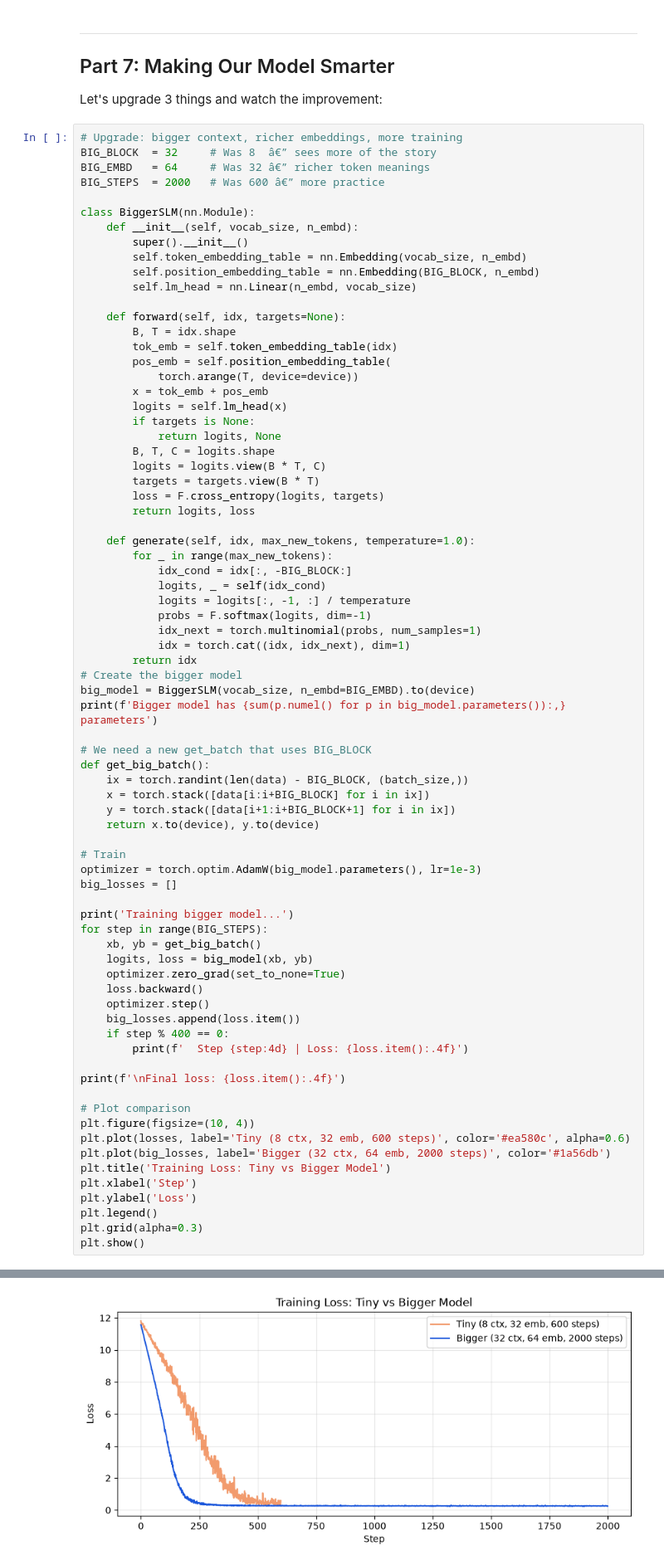
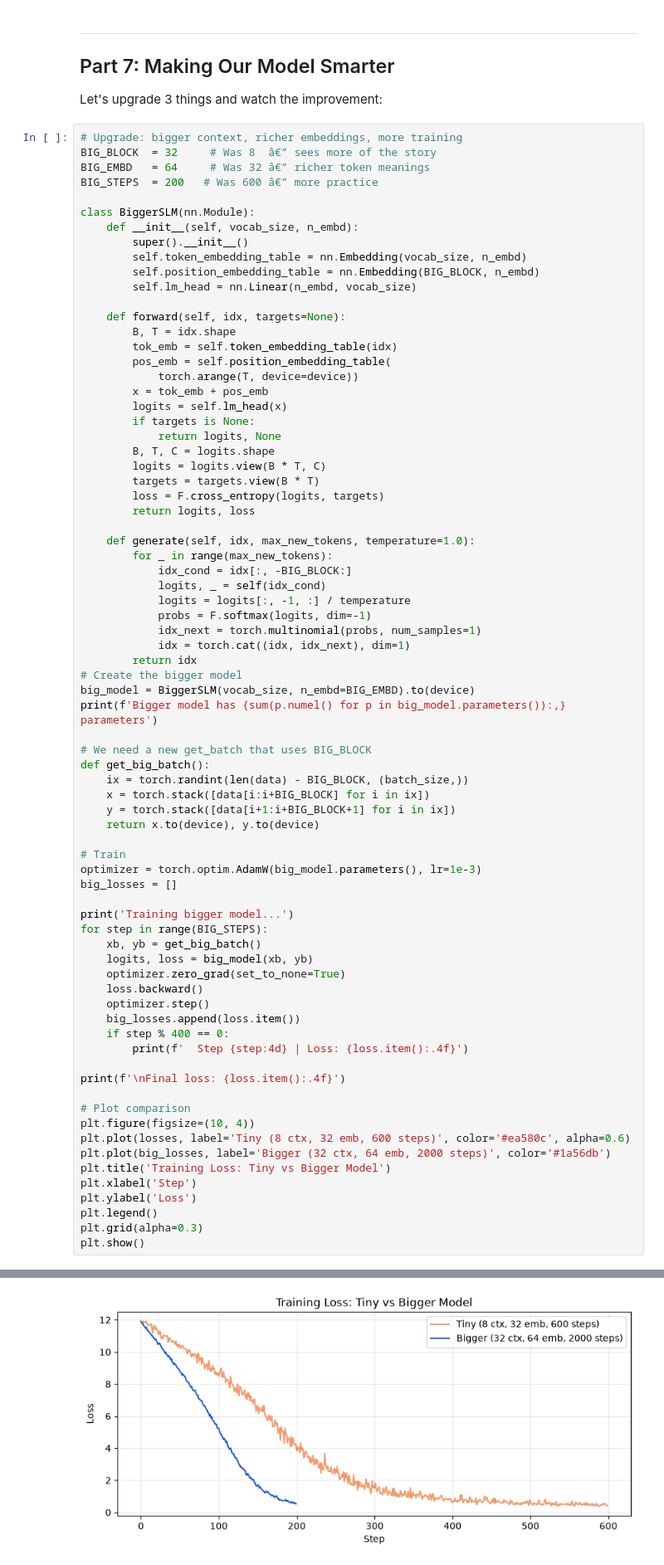
Before and after one commit to AlexKalll/tri-AI-Teaching, a Jupyter notebook: Session_1_Lab_BPE_Tokenization/lab_notebook.ipynb, the cells around one changed output, grey strips where cells are left out. Shown at 83% size. Saved outputs shown, nothing was run; the diff lists cells and outputs as text.

```diff
--- a/Session_1_Lab_BPE_Tokenization/lab_notebook.ipynb
+++ b/Session_1_Lab_BPE_Tokenization/lab_notebook.ipynb
@@ -418,7 +417,7 @@ Let's upgrade 3 things and watch the improvement:
 # Upgrade: bigger context, richer embeddings, more training
 BIG_BLOCK  = 32     # Was 8  â€” sees more of the story
 BIG_EMBD   = 64     # Was 32 â€” richer token meanings
-BIG_STEPS  = 2000   # Was 600 â€” more practice
+BIG_STEPS  = 200   # Was 600 â€” more practice
 
 class BiggerSLM(nn.Module):
     def __init__(self, vocab_size, n_embd):
@@ -502,4 +497,4 @@ Final loss: 0.2517
-[figure, old version]
+[figure, new version]
 # %%
 # Generate with the bigger model
 context = torch.tensor([enc.encode('Jide was')], dtype=torch.long, device=device)
```
Also changed, not shown: parts of 8 cells of this notebook.
